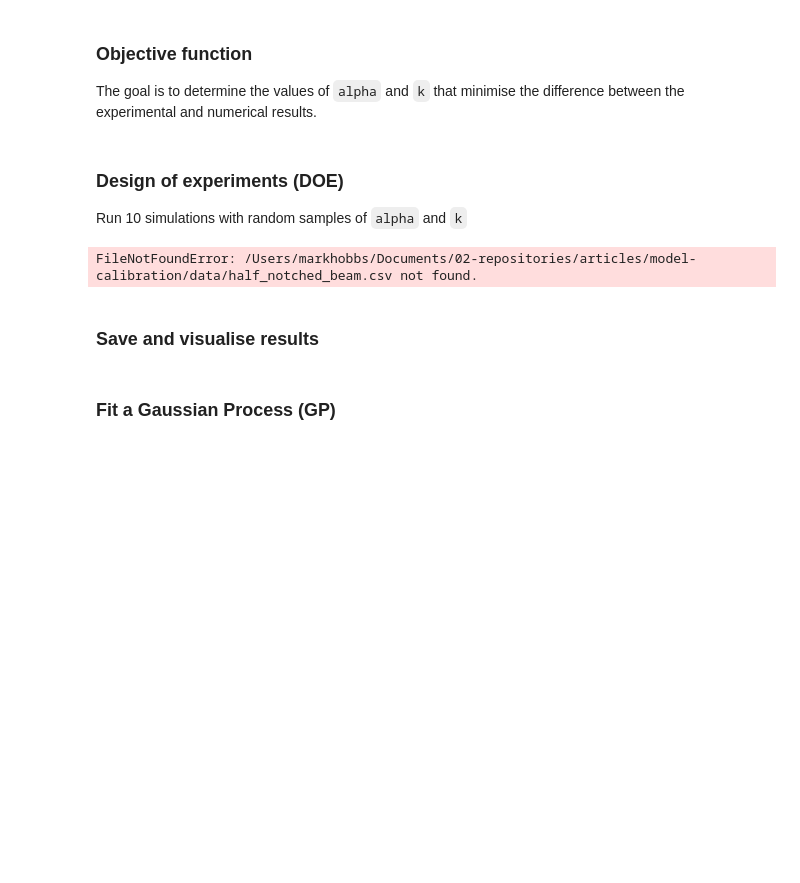
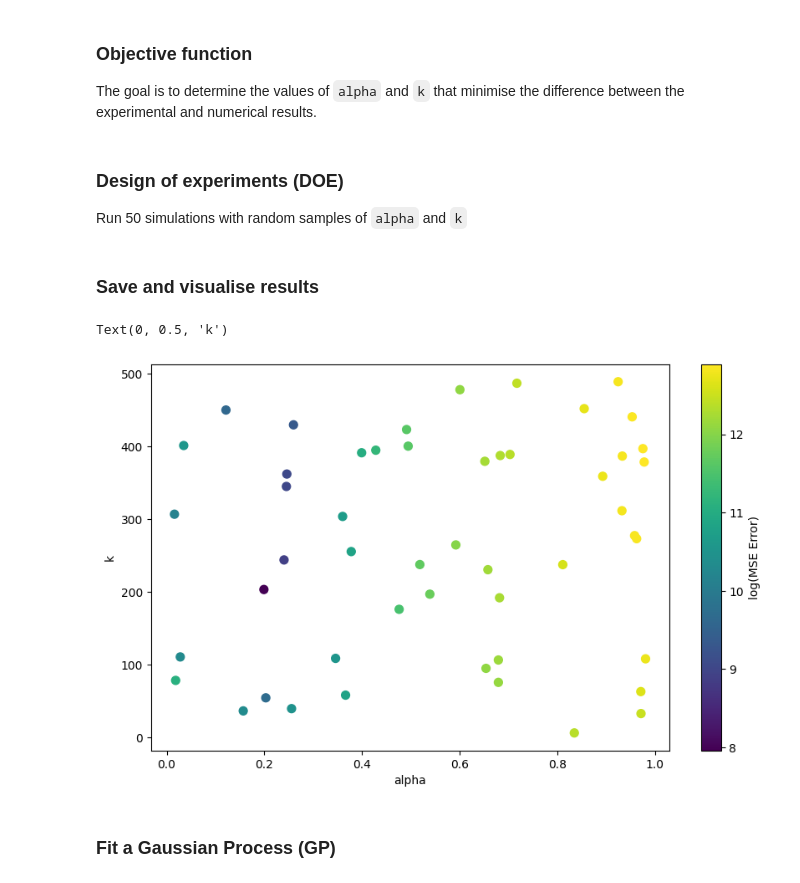
Before and after one commit to mark-hobbs/articles, a Jupyter notebook: model-calibration/model-calibration.ipynb, the cells around one changed output. Saved outputs shown, nothing was run; the diff lists cells and outputs as text; code cells hidden in the pictures; blank space fills up the shorter version.

```diff
--- a/model-calibration/model-calibration.ipynb
+++ b/model-calibration/model-calibration.ipynb
@@ -11,7 +11,7 @@ for Numerical and Analytical Methods in Geomechanics, 37(10), 1434-1452.
 # %% [markdown]
 **Design of Experiments (DOE):** Set `doe` to `True` to run 50 simulations with randomly sampled values of `alpha` and `k`. Note that this is computationally expensive. Set `doe` to `False` to load precomputed results.
 # %%
-doe = True
+doe = False
 # %%
 import os
 
@@ -83,7 +83,7 @@ def build_boundary_conditions(particles):
 # %% [markdown]
 ### Define functions to plot the experimental and numerical load-CMOD response
 # %%
-def load_data_file(filename="half_notched_beam.csv"):
+def load_data_file(filename="half-notched-beam.csv"):
     """
     Determine the location of the example and construct the path to the data
     file dynamically.
@@ -92,7 +92,7 @@ def load_data_file(filename="half_notched_beam.csv"):
     return np.genfromtxt(file_path, delimiter=",")
 # %%
 def load_data_file_github(
-    filename="https://raw.githubusercontent.com/mark-hobbs/PyPD/main/examples/data/half_notched_beam.csv",
+    filename="https://raw.githubusercontent.com/mark-hobbs/articles/main/model-calibration/data/half-notched-beam.csv",
 ):
     import requests
     import io
@@ -259,7 +259,7 @@ def objective(model):
 # %% [markdown]
 ### Design of experiments (DOE)
 
-Run 10 simulations with random samples of `alpha` and `k`
+Run 50 simulations with random samples of `alpha` and `k`
 # %%
 if doe:
     import copy
@@ -287,8 +287,6 @@ if doe:
         results.append((alpha, k, mse))
 
     print(results)
-# %% [output]
-FileNotFoundError: /Users/markhobbs/Documents/02-repositories/articles/model-calibration/data/half_notched_beam.csv not found.
 # %% [markdown]
 ### Save and visualise results
 # %%
@@ -301,16 +299,19 @@ if doe:
         writer.writerows(results)
 # %%
 if not doe:
-    results = load_data_file("bayesian-optimisation.csv")
+    results = load_data_file("doe.csv")
     samples = np.array(results[1:]) # remove headings
 else:
     samples = np.array(results)
 
 plt.figure(figsize=(10, 6))
 scatter = plt.scatter(samples[:, 0], samples[:, 1], c=np.log(samples[:, 2]), cmap='viridis', s=50)
 plt.colorbar(scatter, label='log(MSE Error)')
 plt.xlabel('alpha')
 plt.ylabel('k')
+# %% [output]
+Text(0, 0.5, 'k')
+[figure, added]
 # %% [markdown]
 ### Fit a Gaussian Process (GP)
 # %%
```
Also changed, not shown: parts of 5 cells of this notebook, 2 other files.
